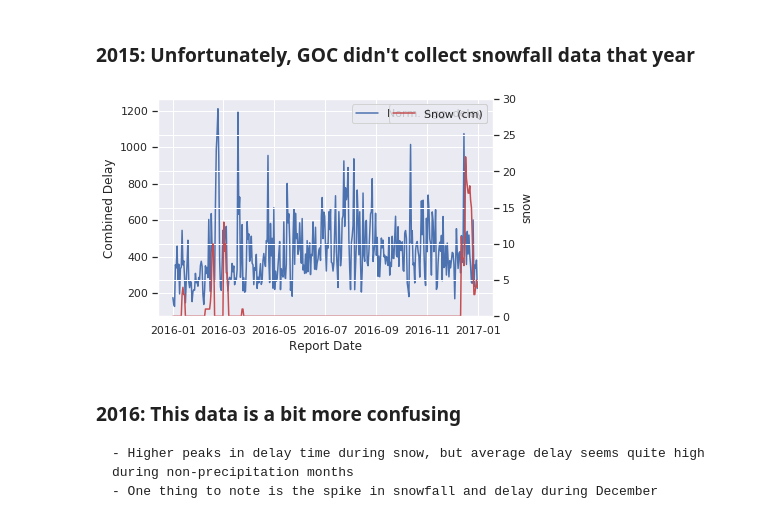
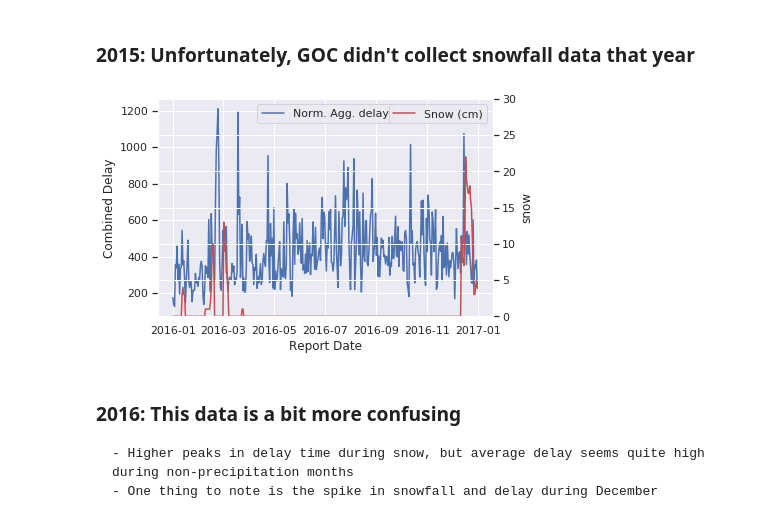
Before and after one commit to alok-drop/weather_mobility_analysis, a Jupyter notebook: snow_delay_full_data.ipynb, the cells around one changed output. Cells and saved outputs as stored; diff of their text form; code cells hidden in the pictures.

```diff
--- a/snow_delay_full_data.ipynb
+++ b/snow_delay_full_data.ipynb
@@ -184,15 +184,15 @@ plt.show()
 # %%
 # 2016 data
 
 ax = sns.lineplot(x='Report Date', y='Combined Delay', data= delay_df.loc['2016'].reset_index(), label='Norm. Agg. delay')
 
 ax2 = ax.twinx()
 ax2 = sns.lineplot(x='date', y='snow', data= weather_df.loc['2016'].reset_index(), ax=ax2, color='r', label='Snow (cm)')
 ax2.set(ylim=(0,30))
-ax.legend()
+ax.legend(loc='upper center')
 plt.show()
 # %% [output]
-[figure, old version]
+[figure, new version]
 # %% [markdown]
 ### 2016: This data is a bit more confusing
     - Higher peaks in delay time during snow, but average delay seems quite high during non-precipitation months
```
Also changed, not shown: parts of 4 cells of this notebook.
